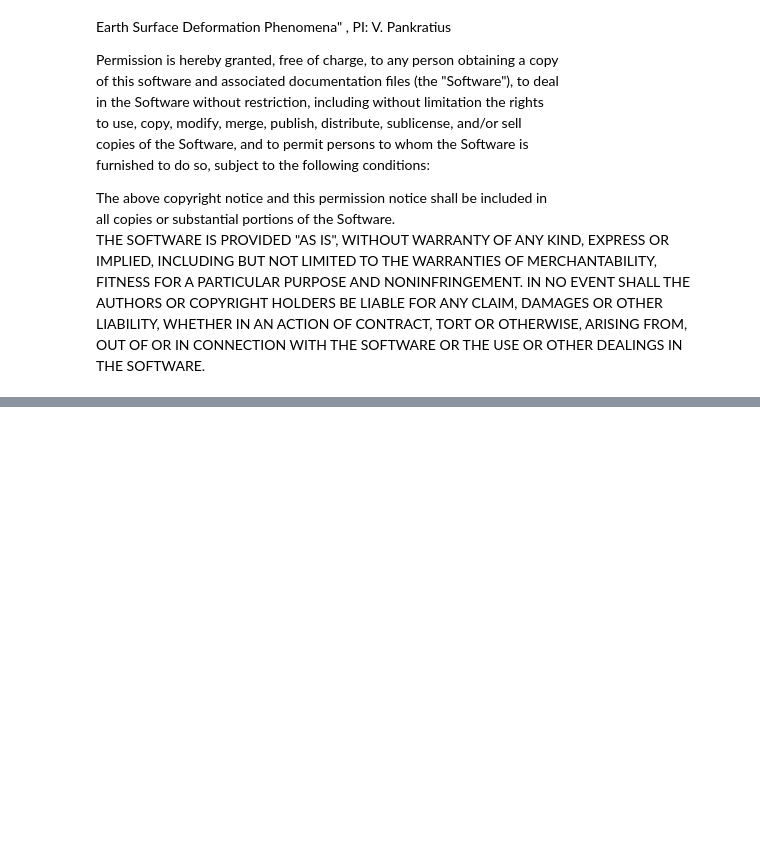
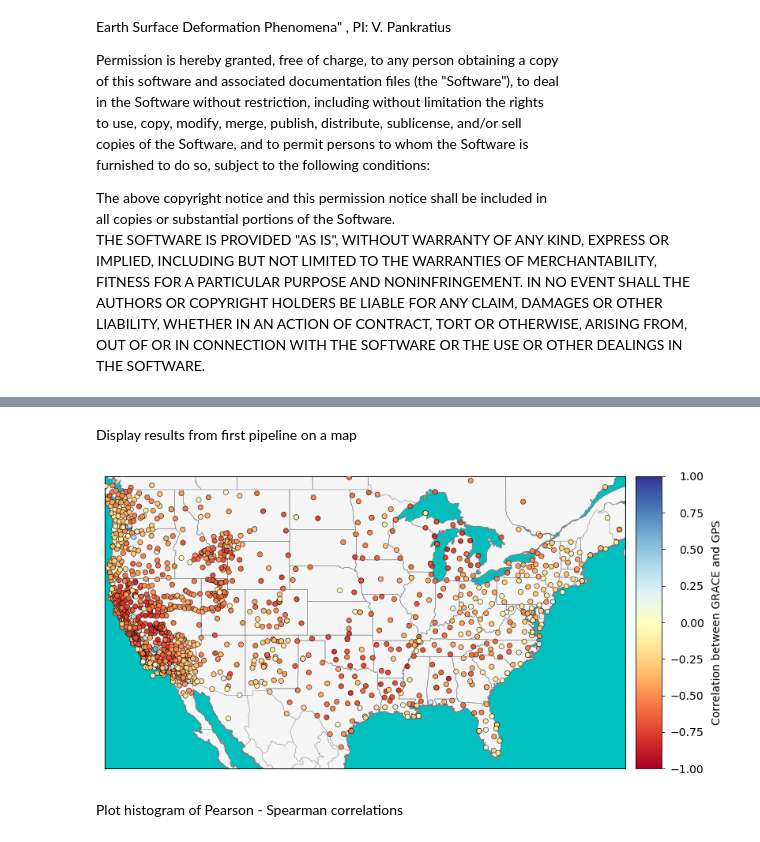
Before and after one commit to MITHaystack/science-casestudies, a Jupyter notebook: geo/GPS_GRACE_Correlations.ipynb, the cells around one changed output, grey strips where cells are left out. Cells and saved outputs as stored; diff of their text form; code cells hidden in the pictures; blank space fills up the shorter version.

```diff
--- a/geo/GPS_GRACE_Correlations.ipynb
+++ b/geo/GPS_GRACE_Correlations.ipynb
@@ -507,0 +229,43 @@ plt.tight_layout()
+# %% [markdown]
+Display results from first pipeline on a map
+# %%
+llat = 24
+ulat = 50
+llon = -125
+rlon = -66
+
+bmap = Basemap(llcrnrlat=llat, urcrnrlat=ulat, llcrnrlon=llon,
+               urcrnrlon=rlon,projection='merc', lon_0=np.mean([llon,rlon]),
+               lat_0=np.mean([llat,ulat]), resolution='i', area_thresh=10000)
+
+# Setup figure
+fig     = plt.figure()
+ax      = fig.gca()
+fig.set_size_inches(11,8)
+
+# Draw appropriate items on map
+bmap.drawcoastlines(color='grey')
+bmap.drawmapboundary(fill_color='c')
+bmap.fillcontinents(color='whitesmoke', lake_color='c', ax=None, zorder=None, alpha=None)
+bmap.drawstates(color='grey');
+bmap.drawcountries(color='grey', linewidth=0.5);
+
+# Plot correlations on map
+# Some GPS points overlap, so different orders
+# will make the map look slightly different
+bmap.scatter(results['Lon'].as_matrix(), results['Lat'].as_matrix(), zorder=10,
+             c=results['Pearson'].as_matrix(), latlon=True,cmap='RdYlBu',s=40,vmin=-1,vmax=1,linewidth=0.5,
+             edgecolor='black')
+c1 = bmap.colorbar()
+c1.set_label('Correlation between GRACE and GPS',fontsize=14,labelpad=10)
+plt.tight_layout()
+
+# Align numbers on colorbar
+for t in c1.ax.get_yticklabels():
+        t.set_horizontalalignment('right')
+        c1.ax.yaxis.set_tick_params(pad=50)
+        t.set_fontsize(14)
+# %% [output]
+[figure, added]
+# %% [markdown]
+Plot histogram of Pearson - Spearman correlations
```
Also changed, not shown: parts of 45 cells of this notebook.
